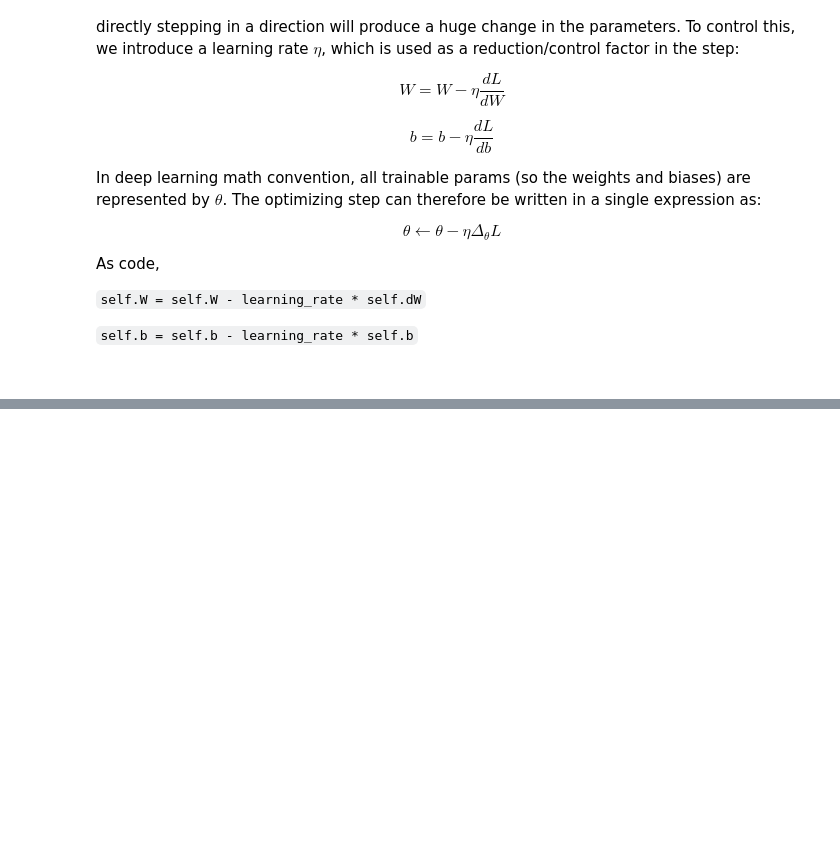
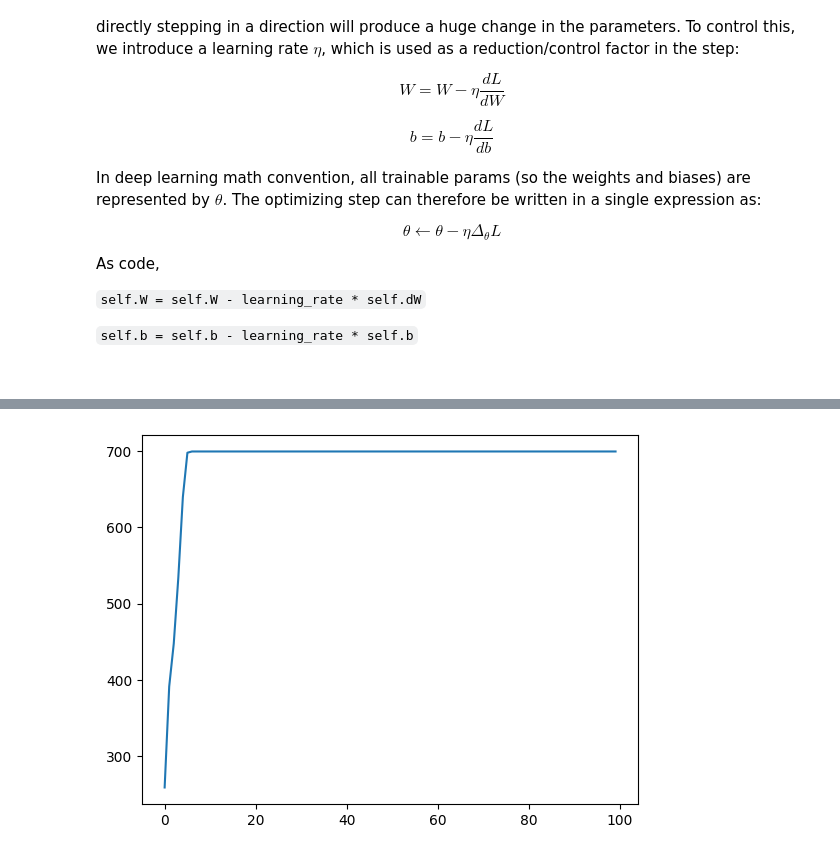
Before and after one commit to av1kav/jupyter-notebooks, a Jupyter notebook: numpyNN.ipynb, the cells around one changed output, grey strips where cells are left out. Saved outputs shown, nothing was run; the diff lists cells and outputs as text; code cells hidden in the pictures; blank space fills up the shorter version.

Commit message:
Adding section to use smaller dataset and only dense layers

```diff
--- a/numpyNN.ipynb
+++ b/numpyNN.ipynb
@@ -39,6 +46,11 @@ def _crossentropy(y, y_pred):
 
     # CE = -summation{ (y_i * log(y_pred_i) + (1-y_i)*log(1-y_pred_i)}
     return (1/y.shape[0]) * -autograd_np.sum((y * autograd_np.log(y_pred)) + ((1-y) * autograd_np.log(1-y_pred)))
+
+def _softmax_crossentropy(y_true, y_pred):
+    eps = 1e-15
+    y_pred = autograd_np.clip(y_pred, eps, 1 - eps)
+    return -autograd_np.sum(y_true * autograd_np.log(y_pred))
 # %% [markdown]
 ## The Dense Layers
 # %% [markdown]
@@ -48,7 +60,7 @@ class FullyConnectedLayer():
     def __init__(self, layer_config):
         self.input_size = layer_config['input_dim']
         self.output_size = layer_config['output_dim']
-        self.id = layer_config['id']
+        self.id = layer_config.get('id', None)
 
         # For random normal, mu=0, sigma=1
         mu, sigma = 0, 1
@@ -105,8 +117,12 @@ class FullyConnectedLayer():
 
         # Step 1: Compute error signal dL/dz[l] called del[l] = dL/da[l] x σ'(z[l]), where σ' = activation derivative
         # del[l] = dL/da[l] x σ'(z[l])
-        activation_derivative = elementwise_grad(self.activation)
-        self.del_l = dA * activation_derivative(self.z)
+        activation_derivative = elementwise_grad(self.activation) # σ'()
+        self.del_l = dA * activation_derivative(self.z) # dL/da[l] x σ'(z[l])
+
+        # override
+        if self.activation.__name__ == '_softmax':
+            self.del_l = dA  # because dL/dz = a - y
 
         # Step 2: Compute loss grad wrt. W and b of current layer i.e. dL/dW[l] and dL/db[l]
         # dL/dw i.e. dW = del[l] x a[l-1].T
@@ -126,7 +142,7 @@ class FullyConnectedLayer():
 
     def step(self, learning_rate):
         self.W = self.W - learning_rate * self.dW
-        self.b = self.b - learning_rate * self.b
+        self.b = self.b - learning_rate * self.db
 # %% [markdown]
 ## Gathering Data: MNIST
 # %% [markdown]
@@ -347,0 +323,69 @@ Epoch 4: Net loss: 1394775.0006487754, avg. loss: 19.92535715212536
+# %%
+from sklearn.datasets import load_iris
+from sklearn.preprocessing import OneHotEncoder
+from sklearn.model_selection import train_test_split
+import numpy as np
+
+# Load dataset
+iris = load_iris()
+X = iris.data
+y = iris.target.reshape(-1, 1)
+
+# One-hot encode target
+encoder = OneHotEncoder(sparse_output=False)
+y_encoded = encoder.fit_transform(y)
+
+# Train-test split (optional, keep 80% train for now)
+X_train, X_test, y_train, y_test = train_test_split(X, y_encoded, test_size=0.2, random_state=42)
+
+# Network setup
+input_layer = FullyConnectedLayer({'input_dim': 4, 'output_dim': 8, 'activation': 'relu'})
+hidden_layer = FullyConnectedLayer({'input_dim': 8, 'output_dim': 5, 'activation': 'relu'})
+output_layer = FullyConnectedLayer({'input_dim': 5, 'output_dim': 3, 'activation': 'softmax'})
+
+# Training loop
+learning_rate = 0.00005
+num_epochs = 100
+loss_curve = []
+
+for epoch in range(num_epochs):
+    epoch_loss = 0
+
+    for i in range(X_train.shape[0]):
+        x = X_train[i]
+        y_true = y_train[i]
+
+        # Forward pass
+        input_layer.forward(x)
+        hidden_layer.forward(input_layer)
+        output_layer.forward(hidden_layer)
+
+        y_pred = output_layer.a
+        loss = _softmax_crossentropy(y_true, y_pred)
+        epoch_loss += loss
+
+        #print(y_true)
+        #print(np.round(y_pred, decimals=3))
+        #print()
+
+        # Backpropagation
+        loss_grad = grad(_softmax_crossentropy)
+        dA = loss_grad(y_true, y_pred)
+        #print("dA:", dA)
+
+        dA_2 = output_layer.backward(dA)
+        dA_1 = hidden_layer.backward(dA_2)
+        dA_0 = input_layer.backward(dA_1)
+
+        # Update weights
+        output_layer.step(learning_rate)
+        hidden_layer.step(learning_rate)
+        input_layer.step(learning_rate)
+
+    print(f"||dW|| (output): {np.linalg.norm(output_layer.dW)}")
+    avg_loss = epoch_loss / X_train.shape[1]
+    #print(f"Epoch {epoch+1}, Loss: {avg_loss:.4f}")
+    loss_curve.append(avg_loss)
+
+plt.plot(range(num_epochs),loss_curve)
+# %% [output]
@@ -347,0 +410 @@ Epoch 4: Net loss: 1394775.0006487754, avg. loss: 19.92535715212536
+[figure, added]
```
Also changed, not shown: parts of 5 cells of this notebook.
